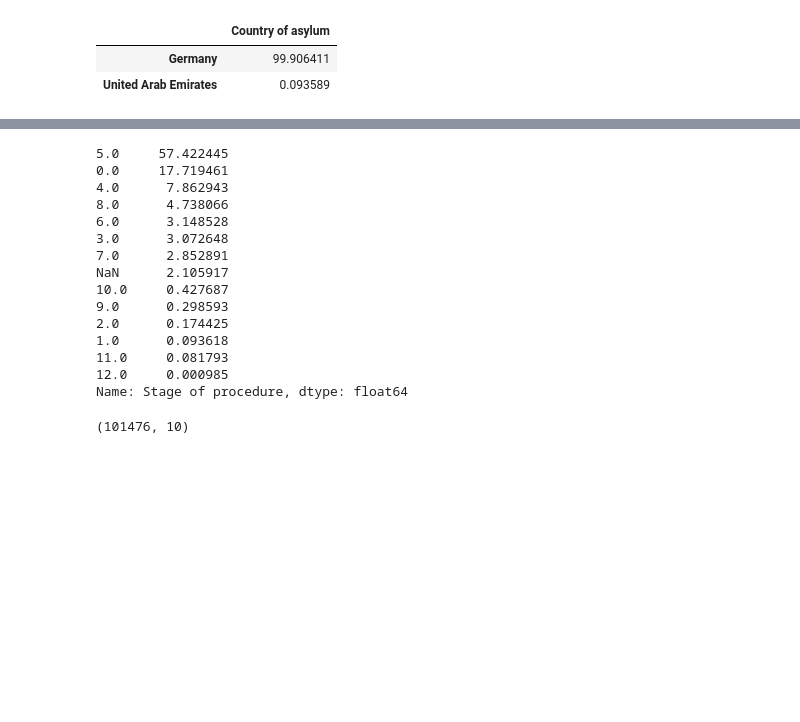
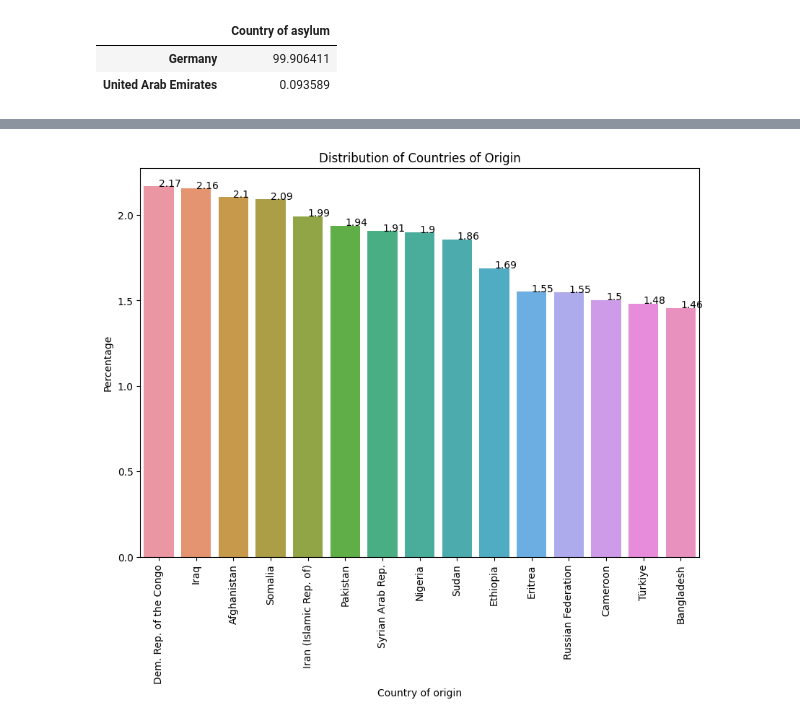
Before and after one commit to IoanaCretuAndrei/Refugee-flow-study, a Jupyter notebook: notebook_asylum_IGN.ipynb, the cells around one changed output, grey strips where cells are left out. Saved outputs shown, nothing was run; the diff lists cells and outputs as text; code cells hidden in the pictures; blank space fills up the shorter version.

```diff
--- a/notebook_asylum_IGN.ipynb
+++ b/notebook_asylum_IGN.ipynb
@@ -168,23 +149,16 @@ asylum_imputed = asylum_imputed.drop(columns=['Cases / Persons','Country of orig
-# %%
-# comprobamos que la distribución de Nan es la misma que antes
-print(asylum_imputed['Stage of procedure'].value_counts(dropna=False)/len(asylum_imputed)*100)
-# %% [output]
-5.0     57.422445
-0.0     17.719461
-4.0      7.862943
-8.0      4.738066
-6.0      3.148528
-3.0      3.072648
-7.0      2.852891
-NaN      2.105917
-10.0     0.427687
-9.0      0.298593
-2.0      0.174425
-1.0      0.093618
-11.0     0.081793
-12.0     0.000985
-Name: Stage of procedure, dtype: float64
-# %%
-asylum_imputed.shape
-# %% [output]
-(101476, 10)
+# %%
+# vamos a empezar haciendo gráficos de barras para ver la distribución de los datos en las columnas que nos interesan
+plt.figure(figsize=(10,7))
+total_counts = len(asylum)
+country_counts = asylum['Country of origin'].value_counts().head(15)
+country_percentages = (country_counts / total_counts) * 100
+sns.barplot(x=country_percentages.index, y=country_percentages.values)
+for index, value in enumerate(country_percentages.values):
+    plt.text(index, value, str(round(value,2)))
+plt.xticks(rotation=90)
+plt.xlabel('Country of origin')
+plt.ylabel('Percentage')
+plt.title('Distribution of Countries of Origin')
+plt.show()
+# %% [output]
+[figure, added]
```
Also changed, not shown: parts of 21 cells of this notebook.
